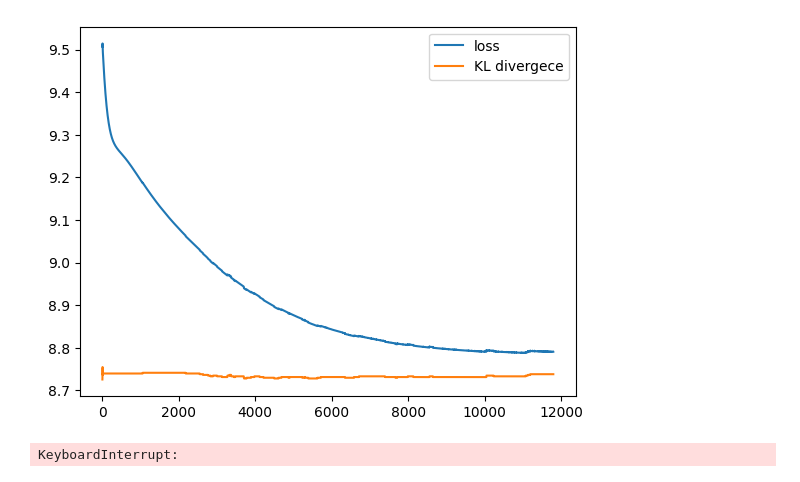
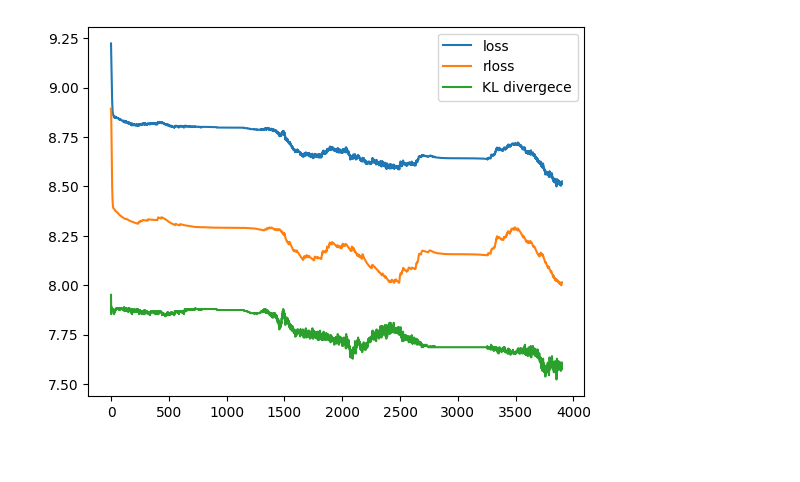
Before and after one commit to akash5100/ai-notebooks, a Jupyter notebook: mnist_sparse_autoencoder.ipynb, the cells around one changed output. Drawn from its saved outputs; the diff is of its cells as text; code cells hidden in the pictures.

```diff
--- a/mnist_sparse_autoencoder.ipynb
+++ b/mnist_sparse_autoencoder.ipynb
@@ -29,59 +30,68 @@ class SparseAutoEncoder(nn.Module):
         super(SparseAutoEncoder, self).__init__()
         self.encoder = nn.Linear(inp_sz, n_hid)
         self.decoder = nn.Linear(n_hid, inp_sz)
+        self.apply(self._init_weights)
+
+    def _init_weights(self, module):
+        if isinstance(module, nn.Linear):
+            torch.nn.init.normal_(module.weight, mean=0.0, std=0.02)
+            if module.bias is not None:
+                torch.nn.init.constant_(module.bias, 0.001)
 
     def forward(self, x):
         h = self.encoder(x)
         x = self.decoder(torch.tanh(h))
         return x, h
+
+input_sz = 784
+hidden_sz = 392 # contrain "feature compression" on the model
 # %%
-input_sz = 784
-hidden_sz = 1200 # contrain "feature compression" on the model
-lr = 3e-4
-wd = 0.01 #weight decay
-beta = 3 #weight of sparsity penalty
-rho = 0.05 # sparsity activation hyperparameter
-epsilon = 0.1e-4 # to prevent log(0)
-
 # dataset
 X = torch.tensor(Xtr.reshape(len(Xtr), -1)).float()
-BS = 32
 
 device = torch.device('cuda')
 model = SparseAutoEncoder(input_sz, hidden_sz).to(device)
 criterion = nn.MSELoss()
-optimizer = torch.optim.Adam(model.parameters(), lr=lr)
-lossi, sparsi = [], []
+lossi, sparsi, rlossi = [], [], []
 # %%
-epoch = 100000 #ops 1 extra zero
+epoch = 4000
+lr = 2e-2
+beta = 5 # weight of sparsity penalty
+rho = 0.005 # sparsity activation hyperparameter
+epsilon = 1e-6 # to prevent log(0)
+
+optimizer = torch.optim.AdamW(model.parameters(), lr=lr, weight_decay=0.4)
+scheduler = torch.optim.lr_scheduler.CosineAnnealingLR(optimizer, T_max=1000, eta_min=0)
 
 for i in (t := tqdm.trange(epoch)):
     model.train()
     model.zero_grad()
     X = X.to(device)
     _x,z = model(X) # no batch?
     avg_z = torch.mean(z, 0)
     avg_z = torch.clamp(avg_z, min=epsilon, max=1-epsilon)
     # 1. sparsity penalty (KL divergence)
     rho_t = torch.full_like(avg_z, rho) #rho_tensor
     kl_divergence = rho_t * torch.log(rho_t/avg_z) + (1 - rho_t) * torch.log((1-rho_t) / (1-avg_z))
     sparsity_penalty = beta + torch.sum(kl_divergence)
     # 2. reconstruction loss
     r_loss = criterion(_x, X)
     # loss = 1 + 2
     loss = r_loss + sparsity_penalty
     lossi.append(loss.item())
+    rlossi.append(r_loss.item())
     sparsi.append(sparsity_penalty.item())
     if i % 100 == 0:
         from IPython.display import clear_output
         plt.plot(np.log(np.array(lossi)), label='loss')
+        plt.plot(np.log(np.array(rlossi)), label='rloss')
         plt.plot(np.log(np.array(sparsi)), label='KL divergece')
         plt.legend()
         clear_output(wait=True)
         plt.show()
     loss.backward()
     optimizer.step()
+    scheduler.step()
     t.set_description(f"{i}/{epoch}, loss: {loss.item():.4f}, penalty: {sparsity_penalty.item():.4f}")
 # %% [output]
-[figure, old version]
+[figure, new version]
-KeyboardInterrupt:
```
Also changed, not shown: parts of 5 cells of this notebook.
